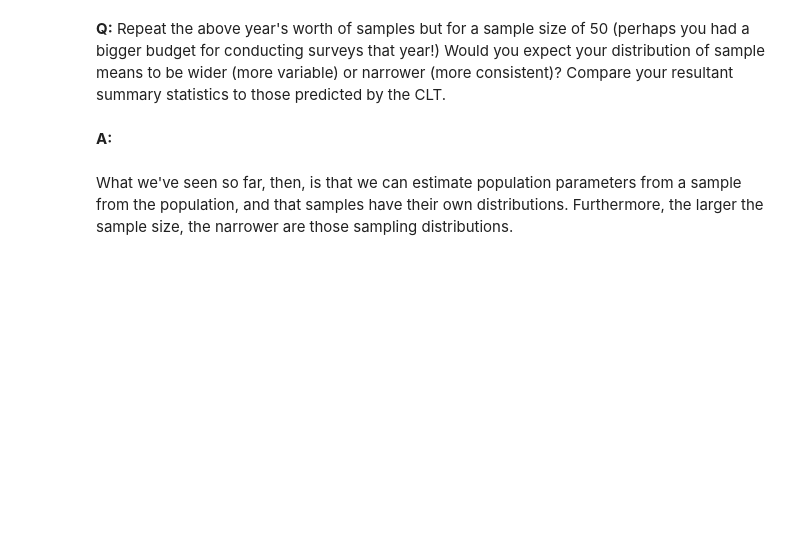
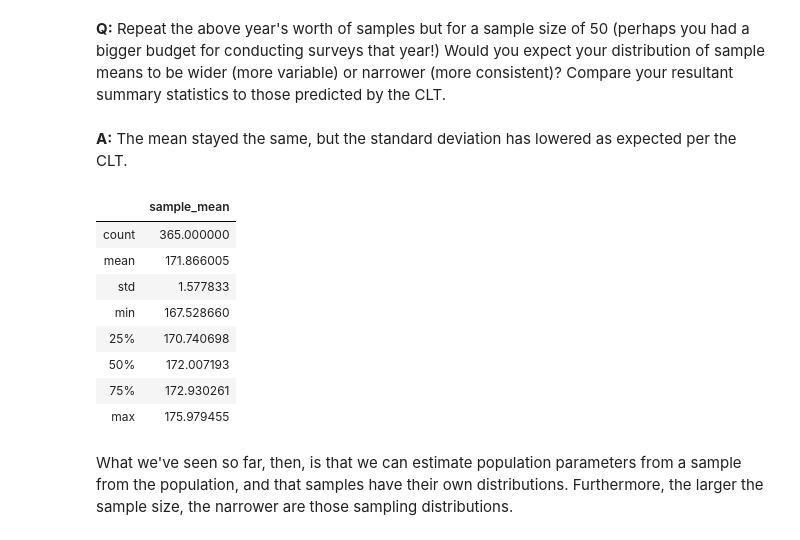
Before and after one commit to magus0/springboard-frequentist-statistics-project, a Jupyter notebook: inferential_statistics_1a-Q6.25.ipynb, the cells around one changed output. Cells and saved outputs as stored; diff of their text form; code cells hidden in the pictures; blank space fills up the shorter version.

```diff
--- a/inferential_statistics_1a-Q6.25.ipynb
+++ b/inferential_statistics_1a-Q6.25.ipynb
@@ -209,11 +257,23 @@ __A:__
 Remember, in this instance, we knew our population parameters, that the average height really is 172 cm and the standard deviation is 5 cm, and we see some of our daily estimates of the population mean were as low as around 168 and some as high as 176.
 # %% [markdown]
 __Q:__ Repeat the above year's worth of samples but for a sample size of 50 (perhaps you had a bigger budget for conducting surveys that year!) Would you expect your distribution of sample means to be wider (more variable) or narrower (more consistent)? Compare your resultant summary statistics to those predicted by the CLT.
-# %% [markdown]
-__A:__
+# %% [markdown]
+__A:__ The mean stayed the same, but the standard deviation has lowered as expected per the CLT.
 # %%
 seed(47)
 # calculate daily means from the larger sample size here
+mean_df2 = pd.DataFrame({'sample_mean': [np.mean(townsfolk_sampler(10)) for i in range(365)]})
+mean_df2.describe()
+# %% [output]
+|  | sample_mean |
+| count | 365.000000 |
+| mean | 171.866005 |
+| std | 1.577833 |
+| min | 167.528660 |
+| 25% | 170.740698 |
+| 50% | 172.007193 |
+| 75% | 172.930261 |
+| max | 175.979455 |
 # %% [markdown]
 What we've seen so far, then, is that we can estimate population parameters from a sample from the population, and that samples have their own distributions. Furthermore, the larger the sample size, the narrower are those sampling distributions.
 # %% [markdown]
```
Also changed, not shown: parts of 40 cells of this notebook.
